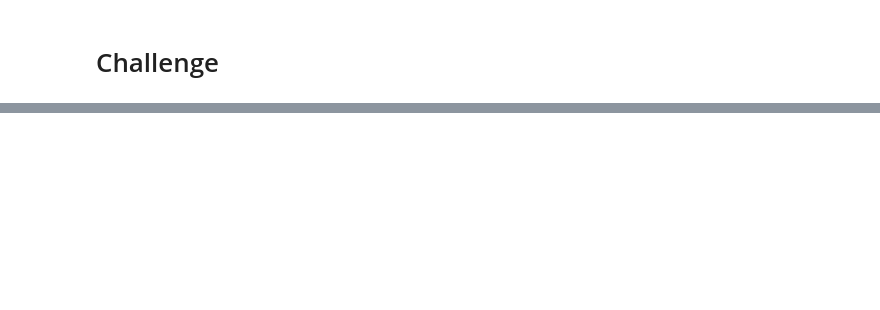
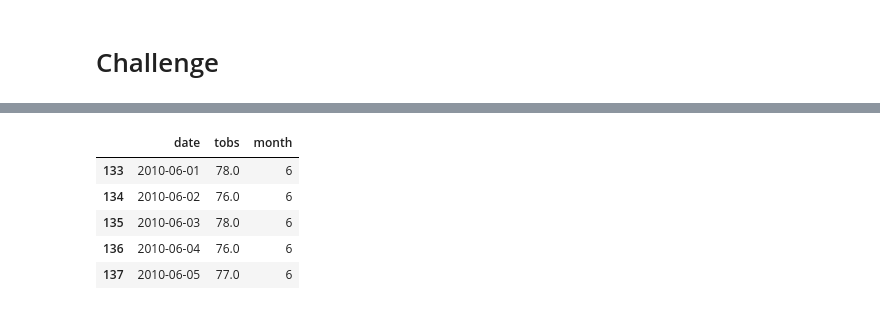
Before and after one commit to Btriordan/surfs_up, a Jupyter notebook: climate_analysis.ipynb, the cells around one changed output, grey strips where cells are left out. Cells and saved outputs as stored; diff of their text form; code cells hidden in the pictures; blank space fills up the shorter version.

```diff
--- a/climate_analysis.ipynb
+++ b/climate_analysis.ipynb
@@ -140,0 +192,10 @@ plt.tight_layout()
+# %%
+df_June = df.loc[df['month'] == 6]
+df_June.head()
+# %% [output]
+|  | date | tobs | month |
+| 133 | 2010-06-01 | 78.0 | 6 |
+| 134 | 2010-06-02 | 76.0 | 6 |
+| 135 | 2010-06-03 | 78.0 | 6 |
+| 136 | 2010-06-04 | 76.0 | 6 |
+| 137 | 2010-06-05 | 77.0 | 6 |
```
Also changed, not shown: parts of 16 cells of this notebook.
